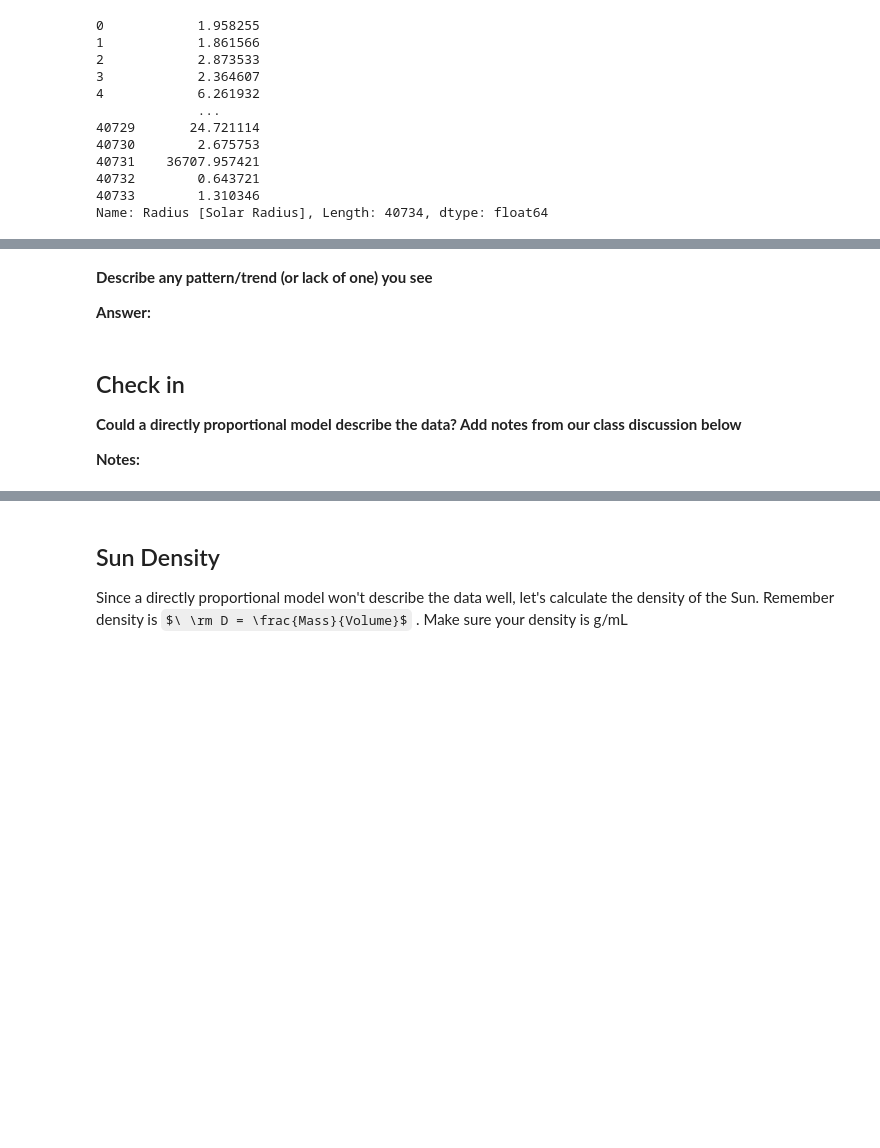
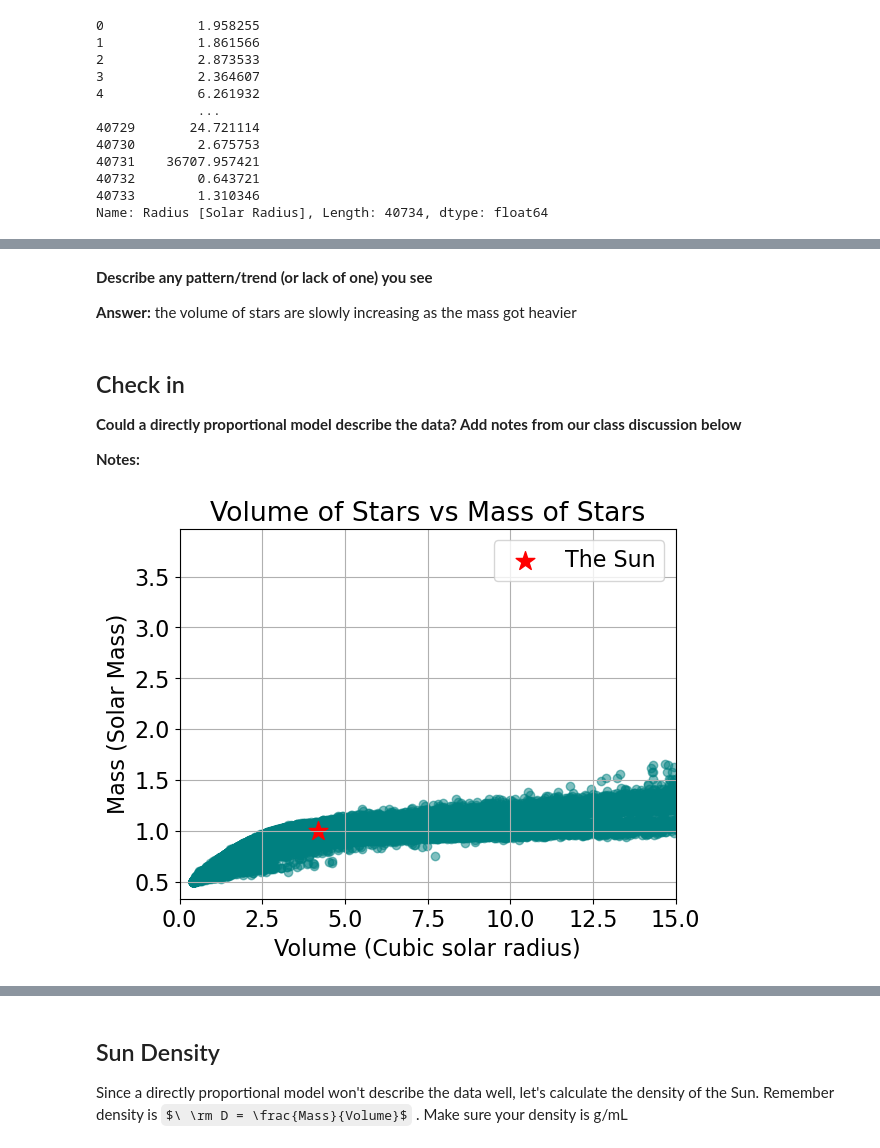
Before and after one commit to gflorencia13/CFR-2025, a Jupyter notebook: Astro/Blank/1 - Stars Pt2 .ipynb, the cells around one changed output, grey strips where cells are left out. Cells and saved outputs as stored; diff of their text form; code cells hidden in the pictures; some formulas as TeX source; blank space fills up the shorter version.

```diff
--- a/Astro/Blank/1 - Stars Pt2 .ipynb
+++ b/Astro/Blank/1 - Stars Pt2 .ipynb
@@ -119,7 +134,7 @@ plt.title('')
 # %% [markdown]
 **Describe any pattern/trend (or lack of one) you see**
 
-**Answer:**
+**Answer:** the volume of stars are slowly increasing as the mass got heavier
 # %% [markdown]
 ## Check in
 
@@ -129,7 +144,23 @@ plt.title('')
 # %%
 # add the sun to your zoomed in plot with a red star marker
 # remember the Sun's mass is 1 Mo and its radius is 1 Ro
 # label it "The Sun"
+
+# Create a scatter plot
+plt.scatter(volume_of_stars, M, color="teal", alpha=0.5) #alpha= transparency
+plt.title('Volume of Stars vs Mass of Stars')
+plt.xlabel("Volume (Cubic solar radius)")
+plt.ylabel("Mass (Solar Mass)")
+
+# Zoom in
+plt.xlim(0,15)
+
+# Create a sun's marker
+plt.scatter(4/3 * np.pi, 1, marker= '*', color='red', label= "The Sun", s=200)
+plt.legend()
+plt.grid()
+# %% [output]
+[figure, added]
 # %%
 # let's change our units to match the units in your mass vs volume STP lab
 # create two functions to convert the mass and the volume
```
Also changed, not shown: parts of 9 cells of this notebook.
